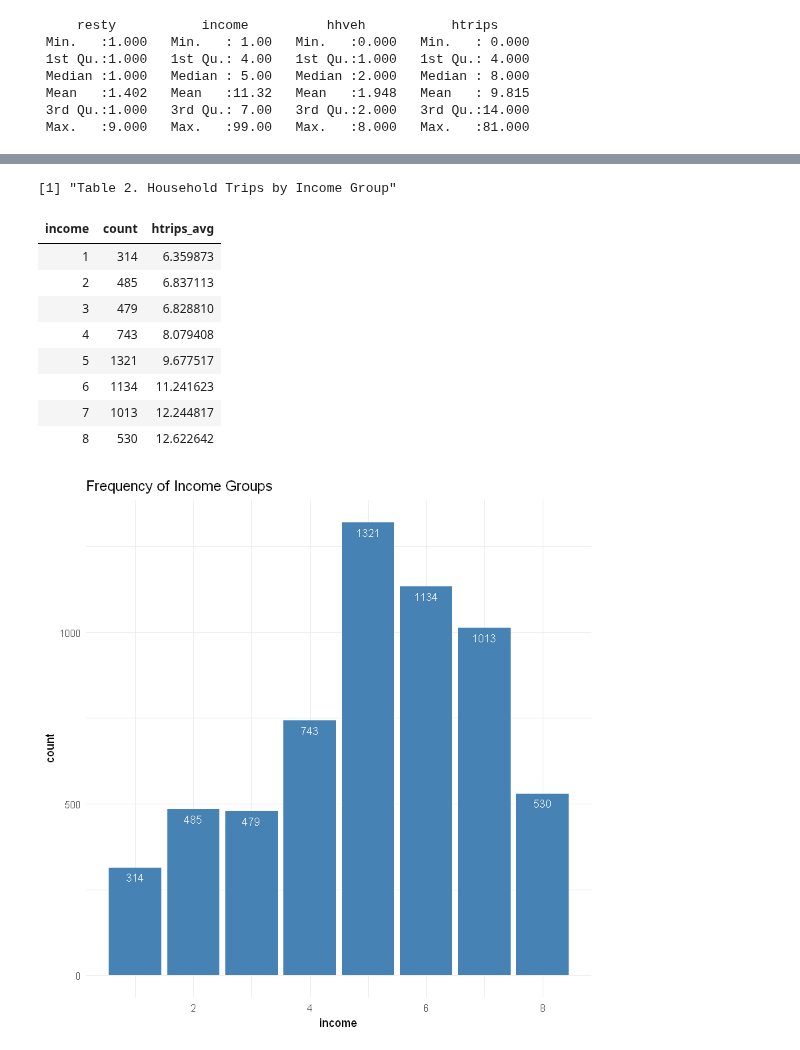
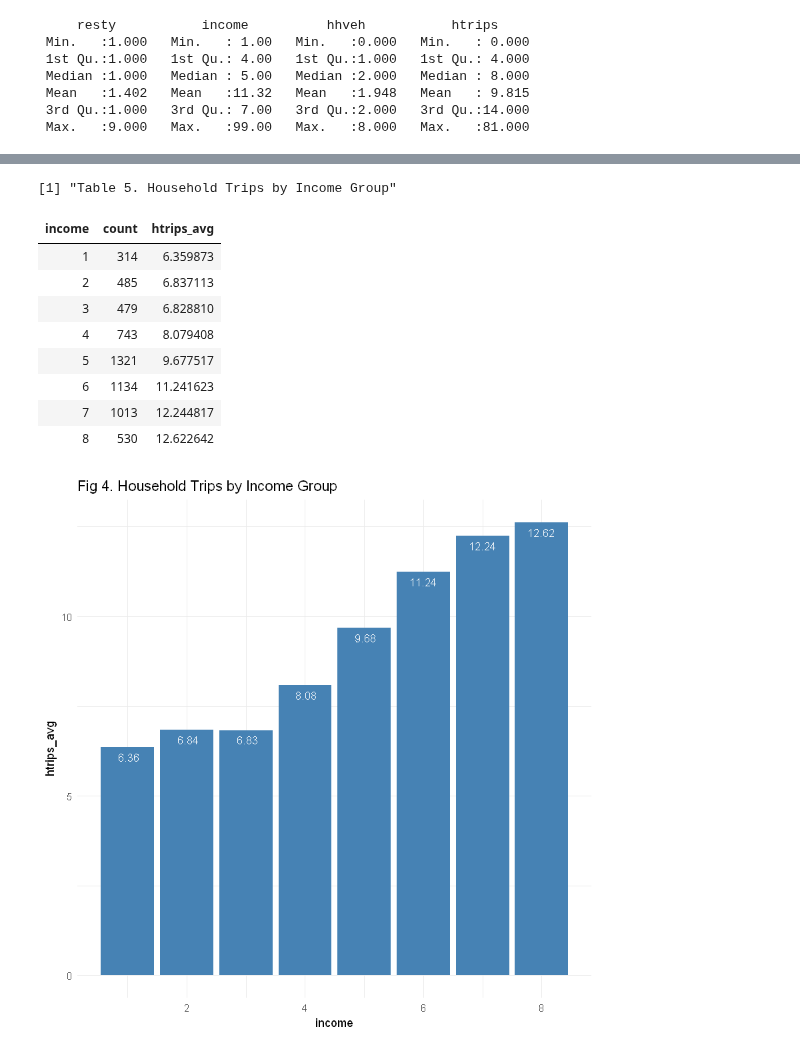
Before and after one commit to saashimi/USP_587, a Jupyter notebook: hw1-r.ipynb, the cells around one changed output, grey strips where cells are left out. Drawn from its saved outputs; the diff is of its cells as text; code cells hidden in the pictures.

```diff
--- a/hw1-r.ipynb
+++ b/hw1-r.ipynb
@@ -19,3 +19,9 @@ df %>%
  Mean   :1.402   Mean   :11.32   Mean   :1.948   Mean   : 9.815
  3rd Qu.:1.000   3rd Qu.: 7.00   3rd Qu.:2.000   3rd Qu.:14.000
  Max.   :9.000   Max.   :99.00   Max.   :8.000   Max.   :81.000
+# %%
+print("Table 2. Frequency of Income Groups")
+inc.group <- group_by(df, income)  %>%
+    filter(income != 99)
+inc.group.summary <- summarize(inc.group, count=n())
+inc.group.summary
@@ -22,11 +101,11 @@ df %>%
 # %%
-print("Table 2. Household Trips by Income Group")
+print("Table 5. Household Trips by Income Group")
 inc.group <- group_by(df, income)  %>%
     filter(income != 99)
-inc.group.sum <- summarize(inc.group, count=n(), htrips_avg=mean(htrips))
-inc.group.sum
+inc.group.summary <- summarize(inc.group, count=n(), htrips_avg=mean(htrips))
+inc.group.summary
 # %% [output]
-[1] "Table 2. Household Trips by Income Group"
+[1] "Table 5. Household Trips by Income Group"
 | income | count | htrips_avg |
 | 1 | 314 | 6.359873 |
 | 2 | 485 | 6.837113 |
@@ -37,11 +116,12 @@ inc.group.sum
 | 7 | 1013 | 12.244817 |
 | 8 | 530 | 12.622642 |
 # %%
-inc.group.sum %>%
-    ggplot(aes(x=income, y=count)) +
+inc.group.summary %>%
+    ggplot(aes(x=income, y=htrips_avg)) +
     geom_bar(stat="identity", fill="steelblue") +
-    geom_text(aes(label=count), vjust=1.6, color="white", size=3.5) +
-    labs(title="Frequency of Income Groups") +
+    geom_text(aes(label=format(htrips_avg, digits = 3)),
+                                vjust=1.6, color="white", size=3.5)+
+    labs(title="Fig 4. Household Trips by Income Group") +
     theme_minimal()
 # %% [output]
-[figure, old version]
+[figure, new version]
```
Also changed, not shown: parts of 7 cells of this notebook.
